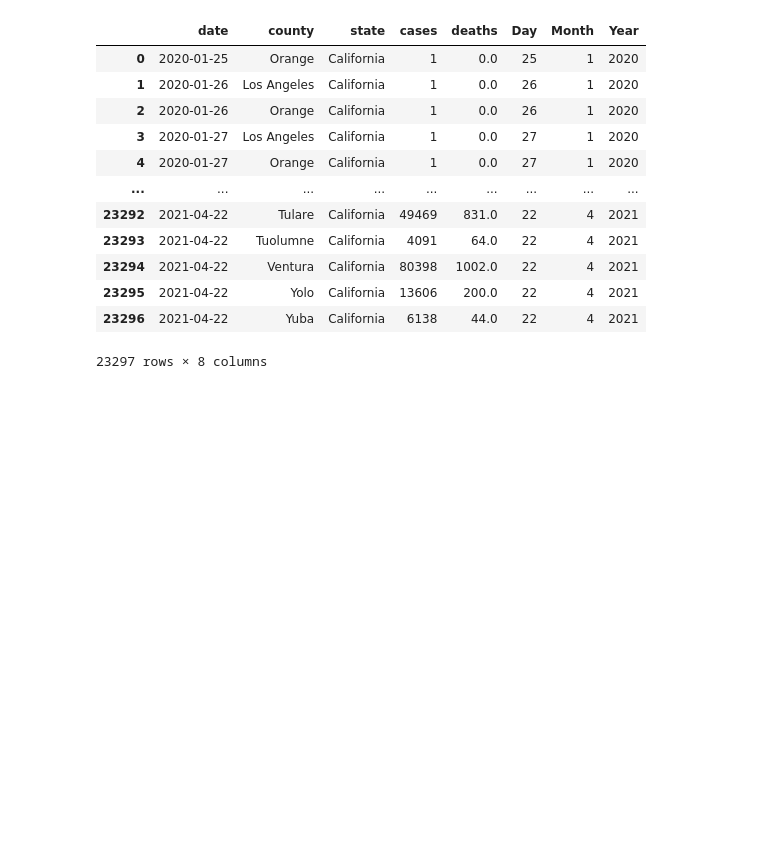
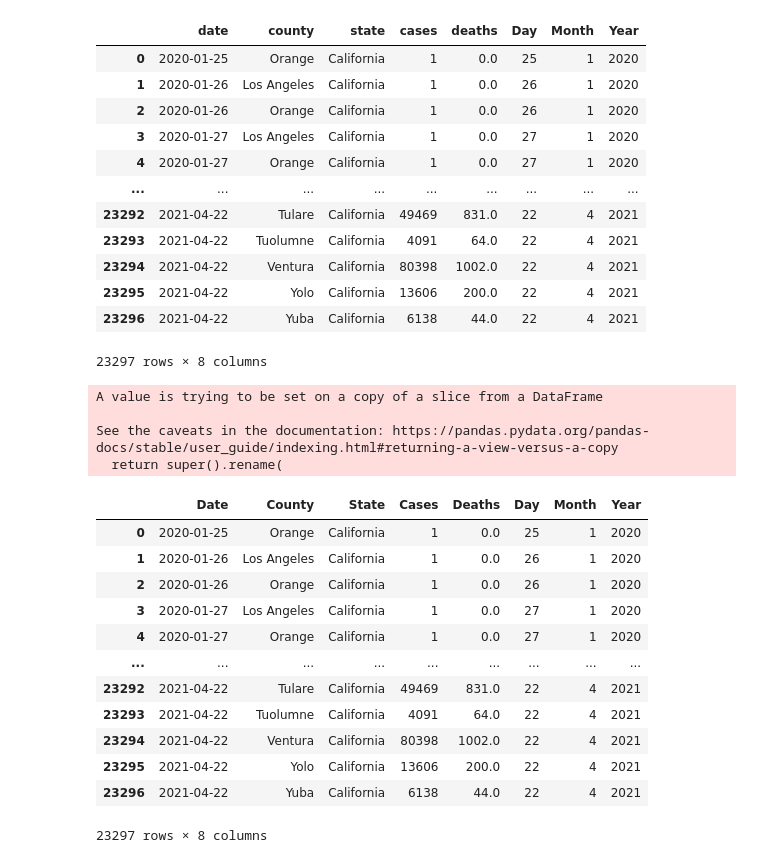
Before and after one commit to speedracer05/Covid_CalFresh, a Jupyter notebook: CA_County_Data.ipynb, the cells around one changed output. Saved outputs shown, nothing was run; the diff lists cells and outputs as text; code cells hidden in the pictures; blank space fills up the shorter version.

Commit message:
CA-County-Data.csv

```diff
--- a/CA_County_Data.ipynb
+++ b/CA_County_Data.ipynb
@@ -95,5 +95,31 @@ See the caveats in the documentation: https://pandas.pydata.org/pandas-docs/stab
 | 23295 | 2021-04-22 | Yolo | California | 13606 | 200.0 | 22 | 4 | 2021 |
 | 23296 | 2021-04-22 | Yuba | California | 6138 | 44.0 | 22 | 4 | 2021 |
 23297 rows × 8 columns
+# %%
+
+CA_counties_df.rename(columns = {"date":"Date",
+                                "county":"County",
+                                "state":"State",
+                                "cases":"Cases",
+                                "deaths":"Deaths"}, inplace=True)
+CA_counties_df
+# %% [output]
+A value is trying to be set on a copy of a slice from a DataFrame
+
+See the caveats in the documentation: https://pandas.pydata.org/pandas-docs/stable/user_guide/indexing.html#returning-a-view-versus-a-copy
+  return super().rename(
+|  | Date | County | State | Cases | Deaths | Day | Month | Year |
+| 0 | 2020-01-25 | Orange | California | 1 | 0.0 | 25 | 1 | 2020 |
+| 1 | 2020-01-26 | Los Angeles | California | 1 | 0.0 | 26 | 1 | 2020 |
+| 2 | 2020-01-26 | Orange | California | 1 | 0.0 | 26 | 1 | 2020 |
+| 3 | 2020-01-27 | Los Angeles | California | 1 | 0.0 | 27 | 1 | 2020 |
+| 4 | 2020-01-27 | Orange | California | 1 | 0.0 | 27 | 1 | 2020 |
+| ... | ... | ... | ... | ... | ... | ... | ... | ... |
+| 23292 | 2021-04-22 | Tulare | California | 49469 | 831.0 | 22 | 4 | 2021 |
+| 23293 | 2021-04-22 | Tuolumne | California | 4091 | 64.0 | 22 | 4 | 2021 |
+| 23294 | 2021-04-22 | Ventura | California | 80398 | 1002.0 | 22 | 4 | 2021 |
+| 23295 | 2021-04-22 | Yolo | California | 13606 | 200.0 | 22 | 4 | 2021 |
+| 23296 | 2021-04-22 | Yuba | California | 6138 | 44.0 | 22 | 4 | 2021 |
+23297 rows × 8 columns
 # %%
 CA_counties_df.to_csv("Resources/CA_County_Data.csv")
```
Also changed, not shown: 2 other files.
